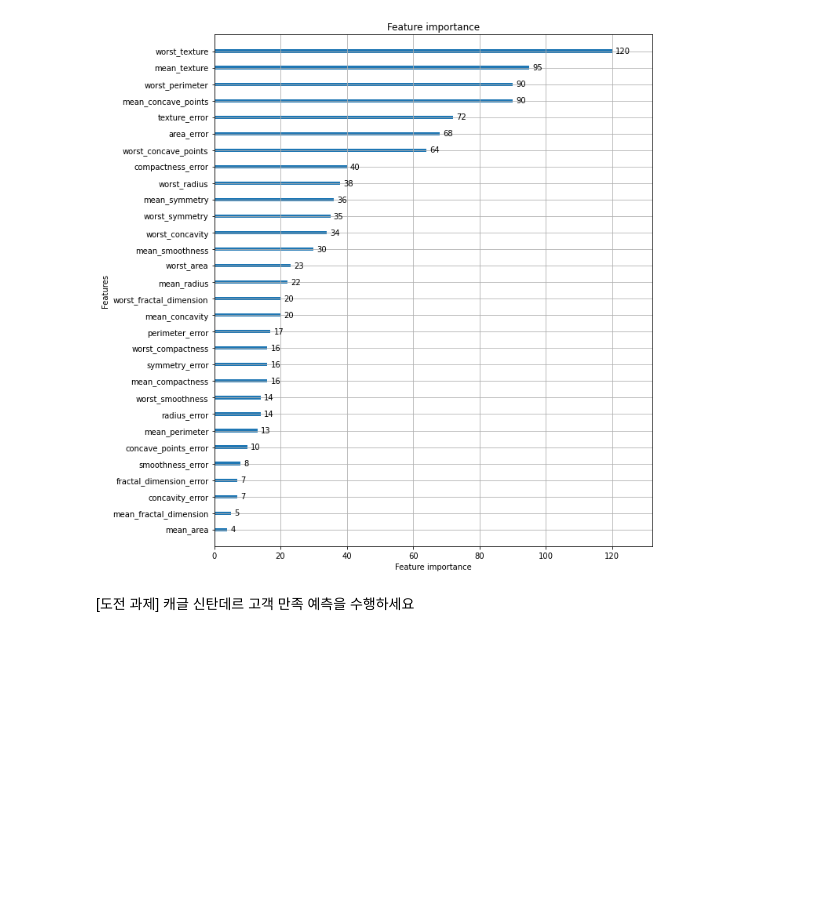
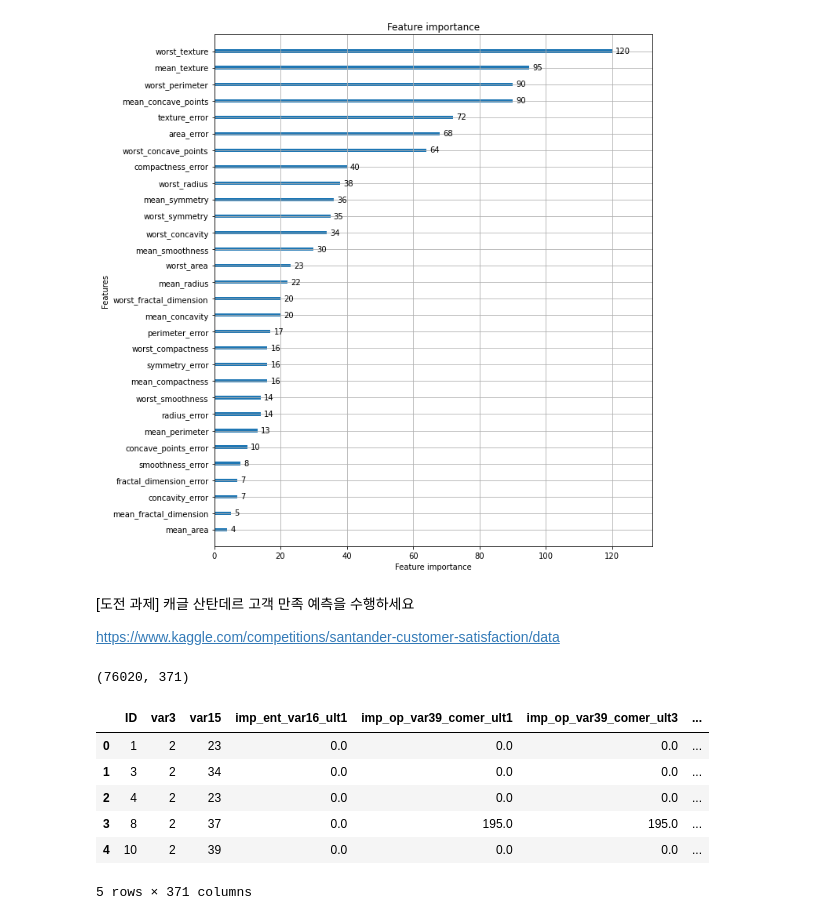
Before and after one commit to yuhanKANG/python, a Jupyter notebook: m7_모델성능 평가/XGBoost_LGBM.ipynb, the cells around one changed output. Drawn from its saved outputs; the diff is of its cells as text; code cells hidden in the pictures; blank space fills up the shorter version.

```diff
--- a/m7_모델성능 평가/XGBoost_LGBM.ipynb
+++ b/m7_모델성능 평가/XGBoost_LGBM.ipynb
@@ -265,4 +266,26 @@ plt.show()
 # %% [output]
 [figure]
 # %% [markdown]
-[도전 과제] 캐글 신탄데르 고객 만족 예측을 수행하세요
+[도전 과제] 캐글 산탄데르 고객 만족 예측을 수행하세요
+
+https://www.kaggle.com/competitions/santander-customer-satisfaction/data
+# %%
+import numpy as np
+import pandas as pd
+import matplotlib.pyplot as plt
+import matplotlib
+import warnings
+warnings.filterwarnings('ignore')
+
+cust_df = pd.read_csv('./dataset/train_santander.csv', encoding='latin-1')
+print(cust_df.shape)
+cust_df.head() # 독립변수370개 + 레이블값(target)1개
+# %% [output]
+(76020, 371)
+|  | ID | var3 | var15 | imp_ent_var16_ult1 | imp_op_var39_comer_ult1 | imp_op_var39_comer_ult3 | ... |
+| 0 | 1 | 2 | 23 | 0.0 | 0.0 | 0.0 | ... |
+| 1 | 3 | 2 | 34 | 0.0 | 0.0 | 0.0 | ... |
+| 2 | 4 | 2 | 23 | 0.0 | 0.0 | 0.0 | ... |
+| 3 | 8 | 2 | 37 | 0.0 | 195.0 | 195.0 | ... |
+| 4 | 10 | 2 | 39 | 0.0 | 0.0 | 0.0 | ... |
+5 rows × 371 columns
```
Also changed, not shown: parts of 13 cells of this notebook, 2 other files.
